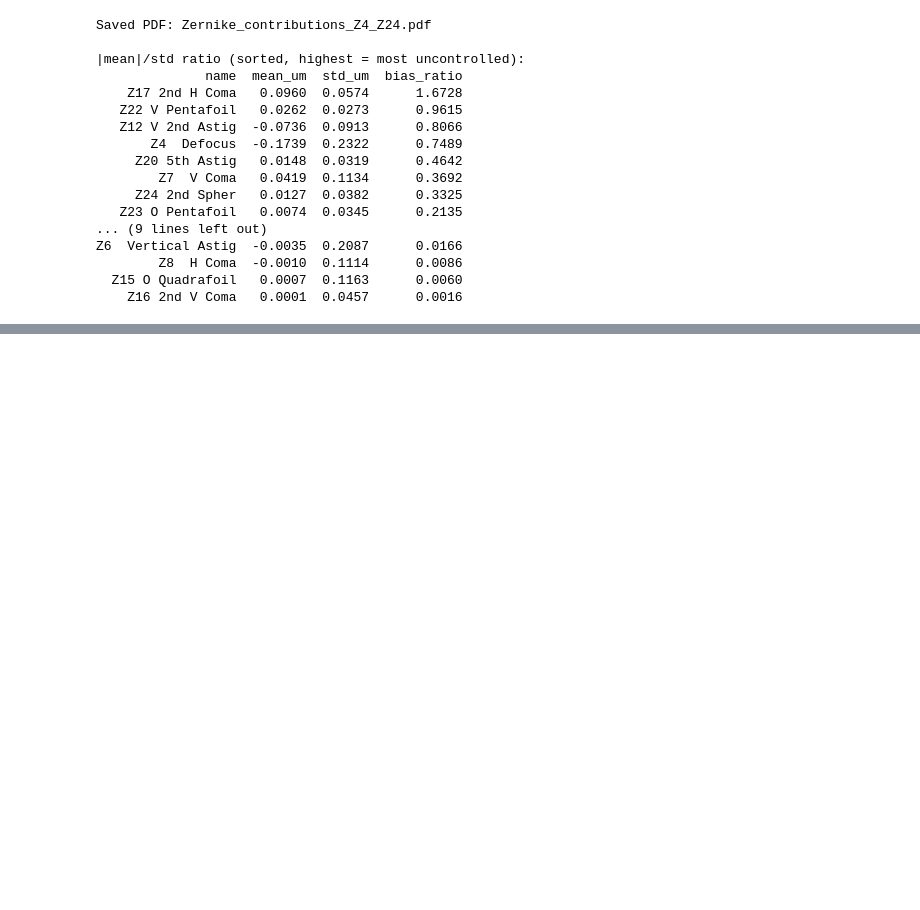
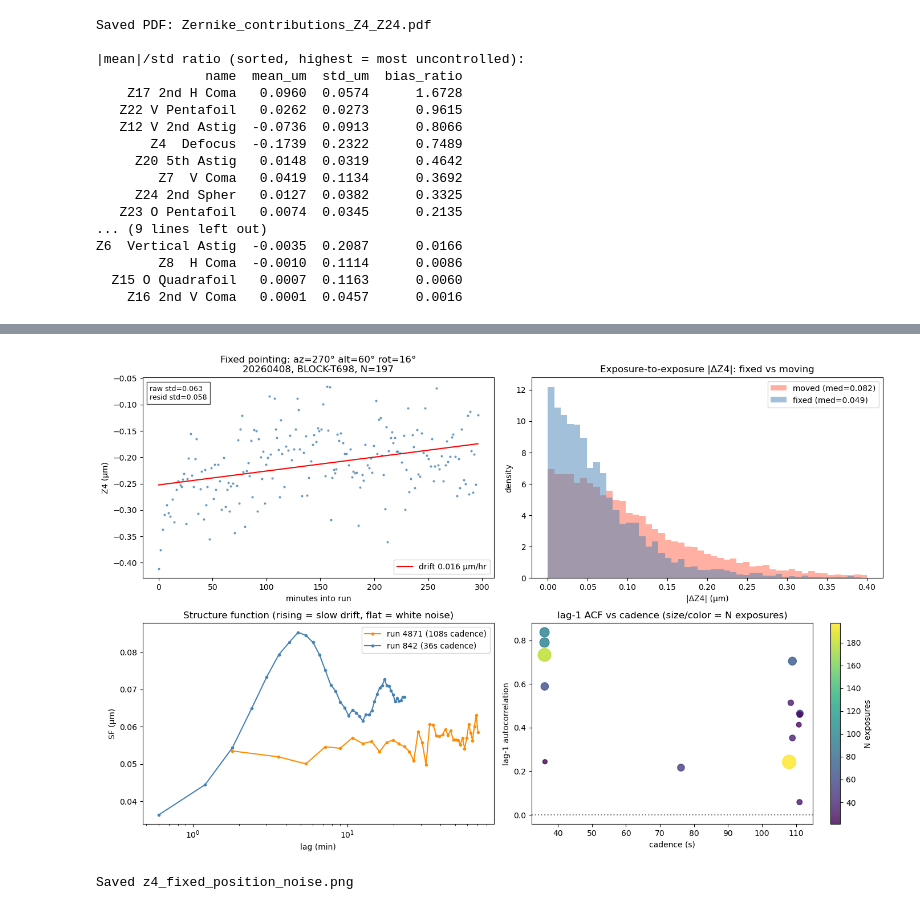
Before and after one commit to bstalder/notebooks, a Jupyter notebook: earlyoperations/optical_psf/MTAOS_Z4_Focus_Trends.ipynb, the cells around one changed output, grey strips where cells are left out. Drawn from its saved outputs; the diff is of its cells as text; code cells hidden in the pictures; blank space fills up the shorter version.

```diff
--- a/earlyoperations/optical_psf/MTAOS_Z4_Focus_Trends.ipynb
+++ b/earlyoperations/optical_psf/MTAOS_Z4_Focus_Trends.ipynb
@@ -867,0 +1045,63 @@ Z6  Vertical Astig  -0.0035  0.2087      0.0166
+# %%
+# ── Four-panel diagnostic figure ────────────────────────────────────────────────
+# Pick the largest fixed run for the time-series panel.
+_big = int(df_drift.iloc[0]["run"])
+fig, axs = plt.subplots(2, 2, figsize=(14, 9))
+
+# (a) Z4 time series + linear drift fit for the largest run.
+_g = df_fix[df_fix["run"] == _big].sort_values("obs_start")
+_tm = (_g["obs_start"] - _g["obs_start"].min()).dt.total_seconds().values / 60
+_y = _g["z4_mean"].values
+_m = np.isfinite(_y)
+_s, _b = np.polyfit(_tm[_m] / 60, _y[_m], 1)
+_rr = df_runs.loc[_big]
+ax = axs[0, 0]
+ax.plot(_tm, _y, ".", ms=4, color="steelblue", alpha=0.7)
+ax.plot(_tm, _s * _tm / 60 + _b, "r-", lw=1.5, label=f"drift {_s:.3f} µm/hr")
+ax.set_title(f"Fixed pointing: az={_rr['az']:.0f}° alt={_rr['alt']:.0f}° "
+             f"rot={_rr['rot']:.0f}°\n{int(_rr['day_obs'])}, {_rr['prog']}, N={int(_rr['n'])}")
+ax.set_xlabel("minutes into run"); ax.set_ylabel("Z4 (µm)"); ax.legend(loc="lower right")
+ax.text(0.02, 0.96, f"raw std={np.std(_y[_m]):.3f}\nresid std={np.std(_y[_m] - (_s * _tm[_m] / 60 + _b)):.3f}",
+        transform=ax.transAxes, va="top", fontsize=9, bbox=dict(fc="w", alpha=0.7))
+
+# (b) Exposure-to-exposure |ΔZ4|: fixed vs moving.
+ax = axs[0, 1]
+_bins = np.linspace(0, 0.4, 50)
+ax.hist(_dz4[_moved].dropna(), bins=_bins, density=True, alpha=0.5, color="tomato",
+        label=f"moved (med={_dz4[_moved].median():.3f})")
+ax.hist(_dz4[_fixed].dropna(), bins=_bins, density=True, alpha=0.5, color="steelblue",
+        label=f"fixed (med={_dz4[_fixed].median():.3f})")
+ax.set_title("Exposure-to-exposure |ΔZ4|: fixed vs moving")
+ax.set_xlabel("|ΔZ4| (µm)"); ax.set_ylabel("density"); ax.legend()
+
+# (c) Structure function: rising = slow drift, flat = white noise.
+ax = axs[1, 0]
+_top2 = df_drift.nlargest(2, "N")["run"].tolist()
+for _rid, _col in zip(_top2, ["darkorange", "steelblue"]):
+    _g = df_fix[df_fix["run"] == _rid].sort_values("obs_start")
+    _t = (_g["obs_start"] - _g["obs_start"].min()).dt.total_seconds().values
+    _y = _g["z4_mean"].values; _m = np.isfinite(_y); _t = _t[_m]; _y = _y[_m]
+    _cad = np.median(np.diff(_t))
+    _lags = range(1, min(40, len(_y) // 3))
+    _sf = [np.sqrt(np.mean((_y[k:] - _y[:-k]) ** 2)) / np.sqrt(2) for k in _lags]
+    _tau = [_cad * k / 60 for k in _lags]
+    ax.plot(_tau, _sf, "-o", ms=3, color=_col, label=f"run {_rid} ({_cad:.0f}s cadence)")
+ax.set_title("Structure function (rising = slow drift, flat = white noise)")
+ax.set_xlabel("lag (min)"); ax.set_ylabel("SF (µm)"); ax.set_xscale("log"); ax.legend()
+
+# (d) lag-1 ACF vs cadence across all fixed runs.
+ax = axs[1, 1]
+_sc = ax.scatter(df_drift["cad_s"], df_drift["lag1_acf"], s=df_drift["N"] * 1.5,
+                 c=df_drift["N"], cmap="viridis", alpha=0.8)
+ax.axhline(0, color="gray", ls=":")
+ax.set_title("lag-1 ACF vs cadence (size/color = N exposures)")
+ax.set_xlabel("cadence (s)"); ax.set_ylabel("lag-1 autocorrelation")
+plt.colorbar(_sc, ax=ax, label="N exposures")
+
+plt.tight_layout()
+plt.savefig("z4_fixed_position_noise.png", dpi=120, bbox_inches="tight")
+plt.show()
+print("Saved z4_fixed_position_noise.png")
+# %% [output]
+[figure, added]
+Saved z4_fixed_position_noise.png
```
Also changed, not shown: parts of 9 cells of this notebook, 2 other files.
